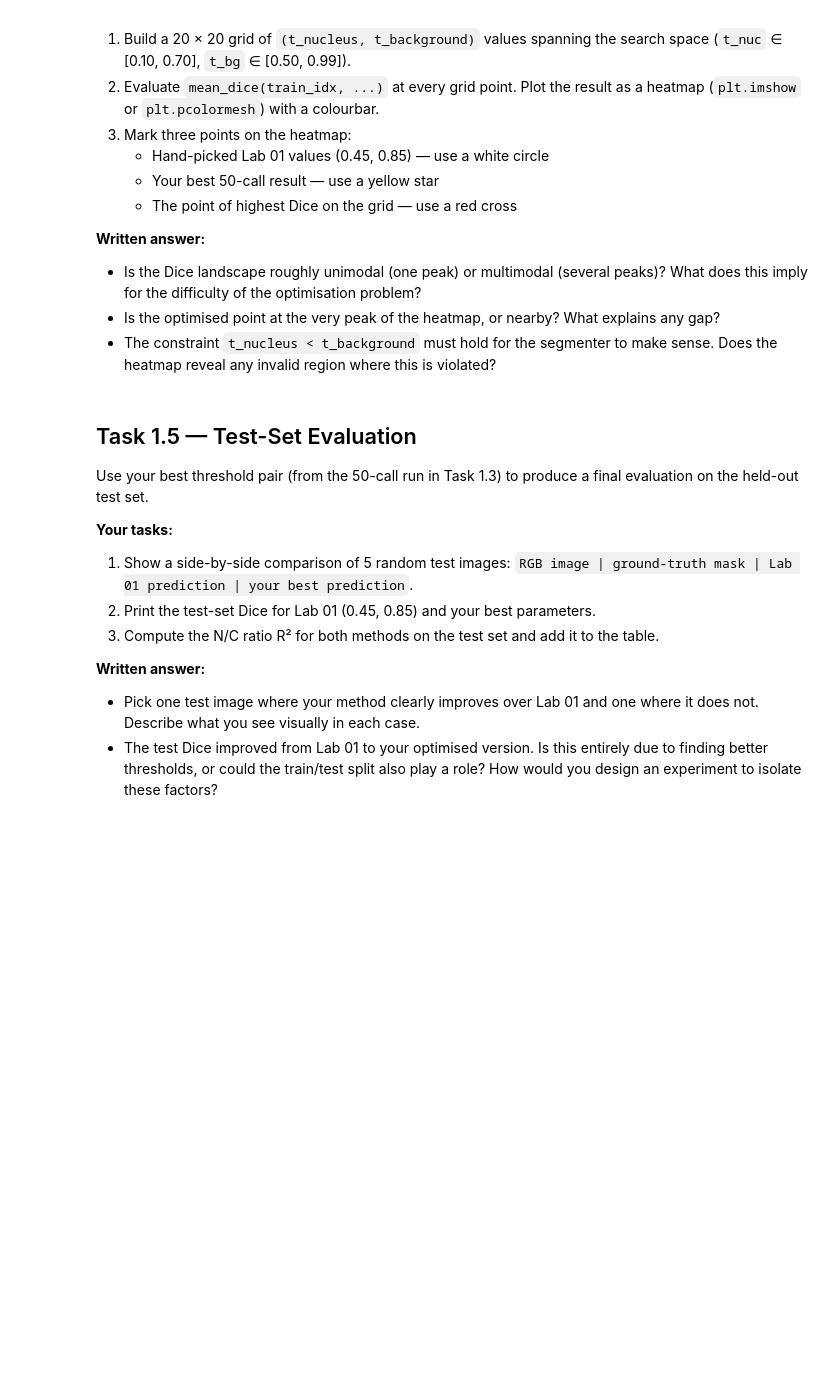
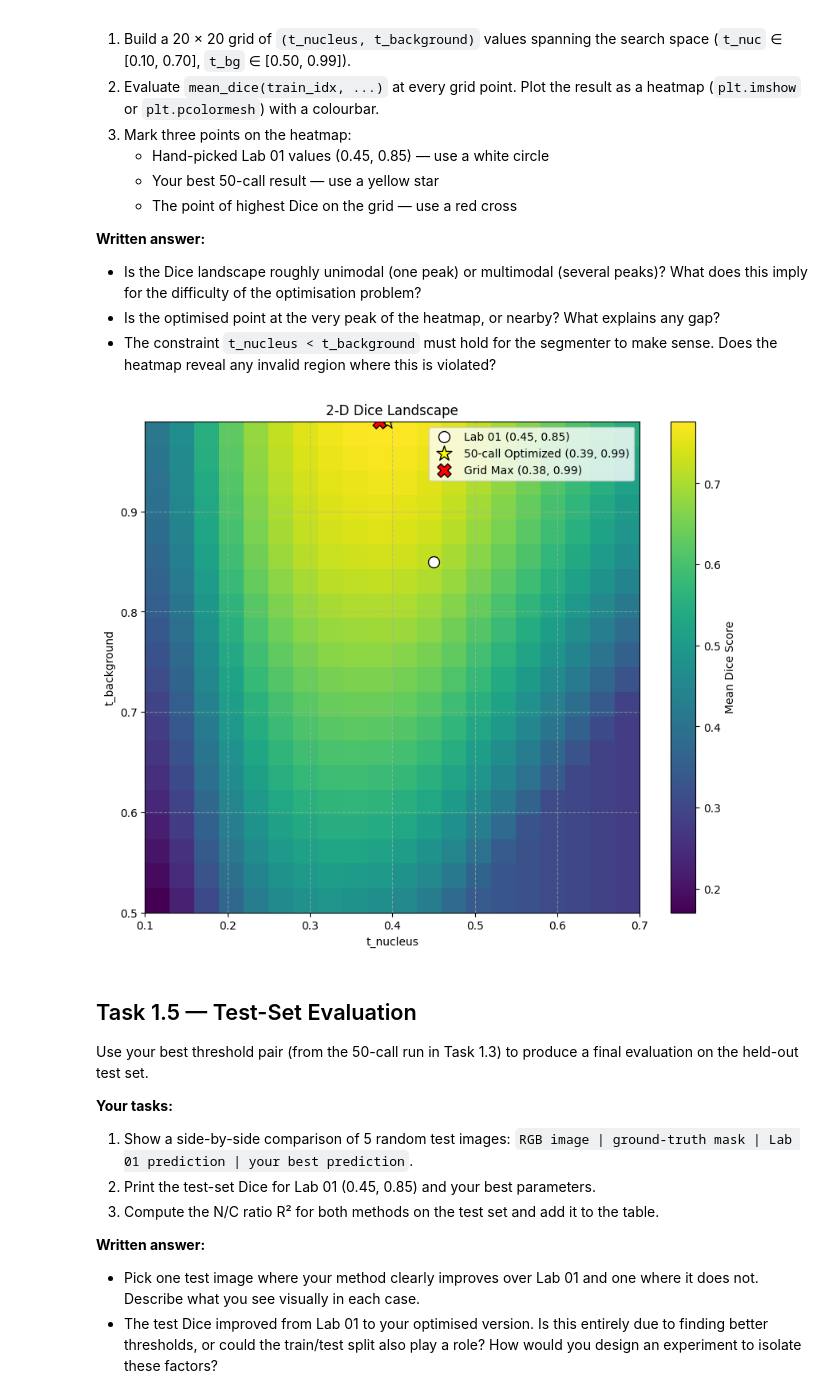
Before and after one commit to emubarak-lamc/PosterRepo, a Jupyter notebook: Projects/project_2_outline.ipynb, the cells around one changed output. Saved outputs shown, nothing was run; the diff lists cells and outputs as text; code cells hidden in the pictures; blank space fills up the shorter version.

```diff
--- a/Projects/project_2_outline.ipynb
+++ b/Projects/project_2_outline.ipynb
@@ -251,18 +314,43 @@ The convergence curve shows *when* the optimiser improves. The 2-D heatmap shows
 - Is the optimised point at the very peak of the heatmap, or nearby?   What explains any gap?
 - The constraint `t_nucleus < t_background` must hold for the segmenter to make sense.   Does the heatmap reveal any invalid region where this is violated?
 # %%
-# ── Task 1.4 ─────────────────────────────────────────────────────────────────
 grid_nuc = np.linspace(0.10, 0.70, 20)
 grid_bg  = np.linspace(0.50, 0.99, 20)
 
 # TODO: evaluate mean_dice at every (t_nuc, t_bg) grid point
 # Hint: use a nested loop and store results in a 20×20 array
 dice_grid = np.zeros((20, 20))
 for i, t_nuc in enumerate(grid_nuc):
     for j, t_bg in enumerate(grid_bg):
         dice_grid[i, j] = mean_dice(train_idx, t_nuc, t_bg)
 
 # TODO: plot heatmap and mark the three points
+plt.figure(figsize=(10, 8))
+plt.imshow(dice_grid.T, origin='lower', extent=[0.10, 0.70, 0.50, 0.99], aspect='auto', cmap='viridis')
+plt.colorbar(label='Mean Dice Score')
+plt.title('2-D Dice Landscape')
+plt.xlabel('t_nucleus')
+plt.ylabel('t_background')
+
+# Mark Hand-picked Lab 01 values (0.45, 0.85)
+plt.scatter(0.45, 0.85, marker='o', color='white', s=100, edgecolors='black', label='Lab 01 (0.45, 0.85)')
+
+# Mark best 50-call result
+best_nuc_50 = results[50].x[0]
+best_bg_50  = results[50].x[1]
+plt.scatter(best_nuc_50, best_bg_50, marker='*', color='yellow', s=200, edgecolors='black', label=f'50-call Optimized ({best_nuc_50:.2f}, {best_bg_50:.2f})')
+
+# Mark the point of highest Dice on the grid
+max_dice_idx = np.unravel_index(np.argmax(dice_grid), dice_grid.shape)
+max_dice_nuc = grid_nuc[max_dice_idx[0]]
+max_dice_bg  = grid_bg[max_dice_idx[1]]
+plt.scatter(max_dice_nuc, max_dice_bg, marker='X', color='red', s=150, edgecolors='black', label=f'Grid Max ({max_dice_nuc:.2f}, {max_dice_bg:.2f})')
+
+plt.legend()
+plt.grid(True, linestyle='--', alpha=0.6)
+plt.show()
+# %% [output]
+[figure, added]
 # %% [markdown]
 ## Task 1.5 — Test-Set Evaluation
 
```
Also changed, not shown: parts of 9 cells of this notebook.
